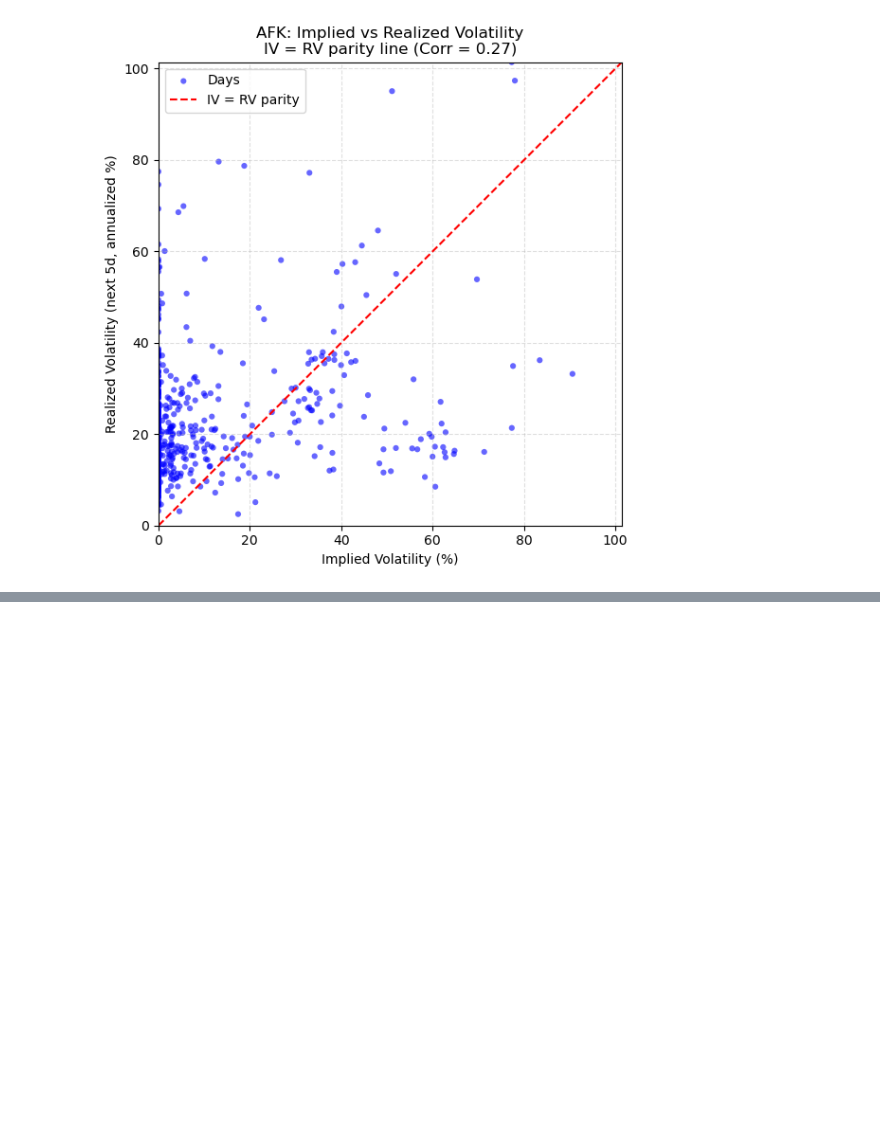
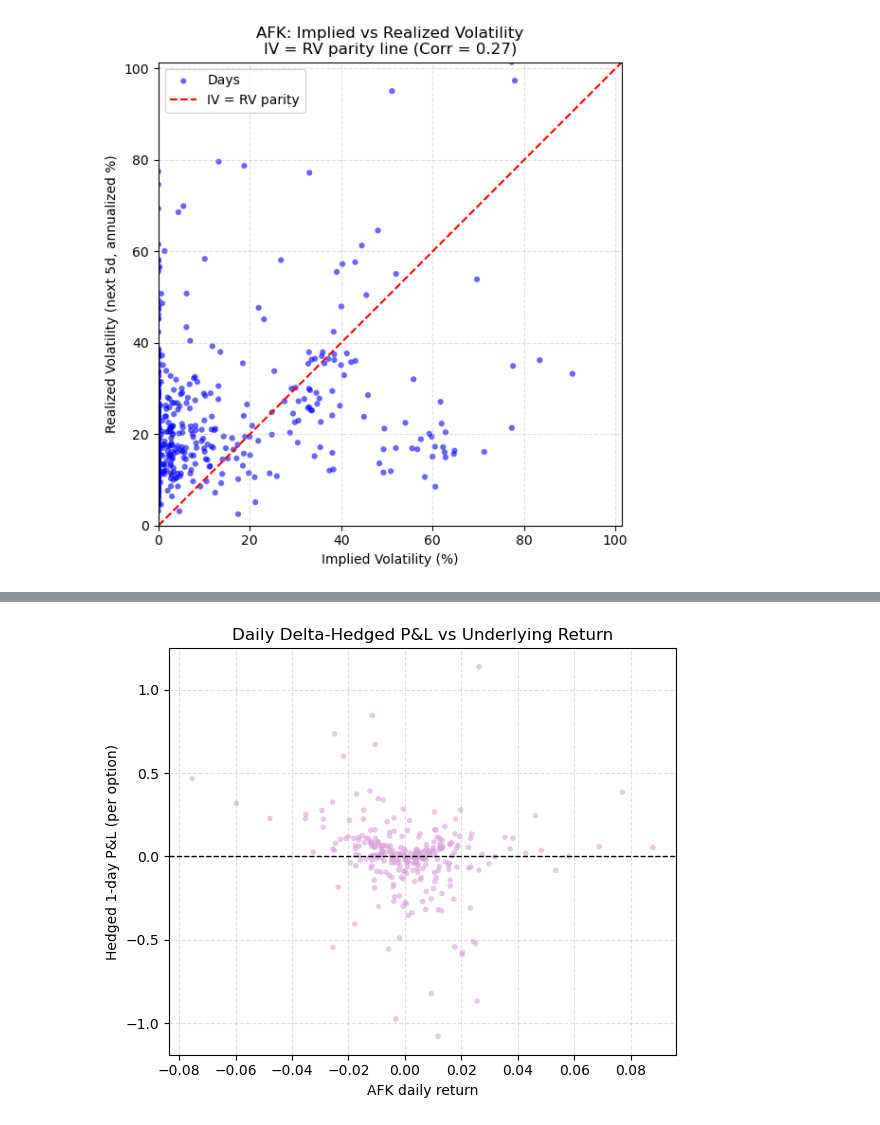
Before and after one commit to Chidubem5/Erdos_Africa, a Jupyter notebook: main.ipynb, the cells around one changed output, grey strips where cells are left out. Cells and saved outputs as stored; diff of their text form; code cells hidden in the pictures; blank space fills up the shorter version.

```diff
--- a/main.ipynb
+++ b/main.ipynb
@@ -429,0 +664,14 @@ plt.show()
+# %%
+# (2) Daily hedged P&L vs underlying return: should be near-zero slope if hedge works
+ret = (res["S_tp1"] / res["S_t"] - 1.0).rename("S_return")  # <-- use res columns (aligned)
+fig, ax = plt.subplots(figsize=(6, 5))
+ax.scatter(ret, res["Hedged_dPnL"], s=16, alpha=0.6, color="plum", edgecolors="none")
+ax.axhline(0, color="black", linestyle="--", linewidth=1)
+ax.set_title("Daily Delta-Hedged P&L vs Underlying Return")
+ax.set_xlabel("AFK daily return")
+ax.set_ylabel("Hedged 1-day P&L (per option)")
+ax.grid(True, linestyle="--", alpha=0.4)
+plt.tight_layout()
+plt.show()
+# %% [output]
+[figure, added]
```
Also changed, not shown: parts of 13 cells of this notebook.
